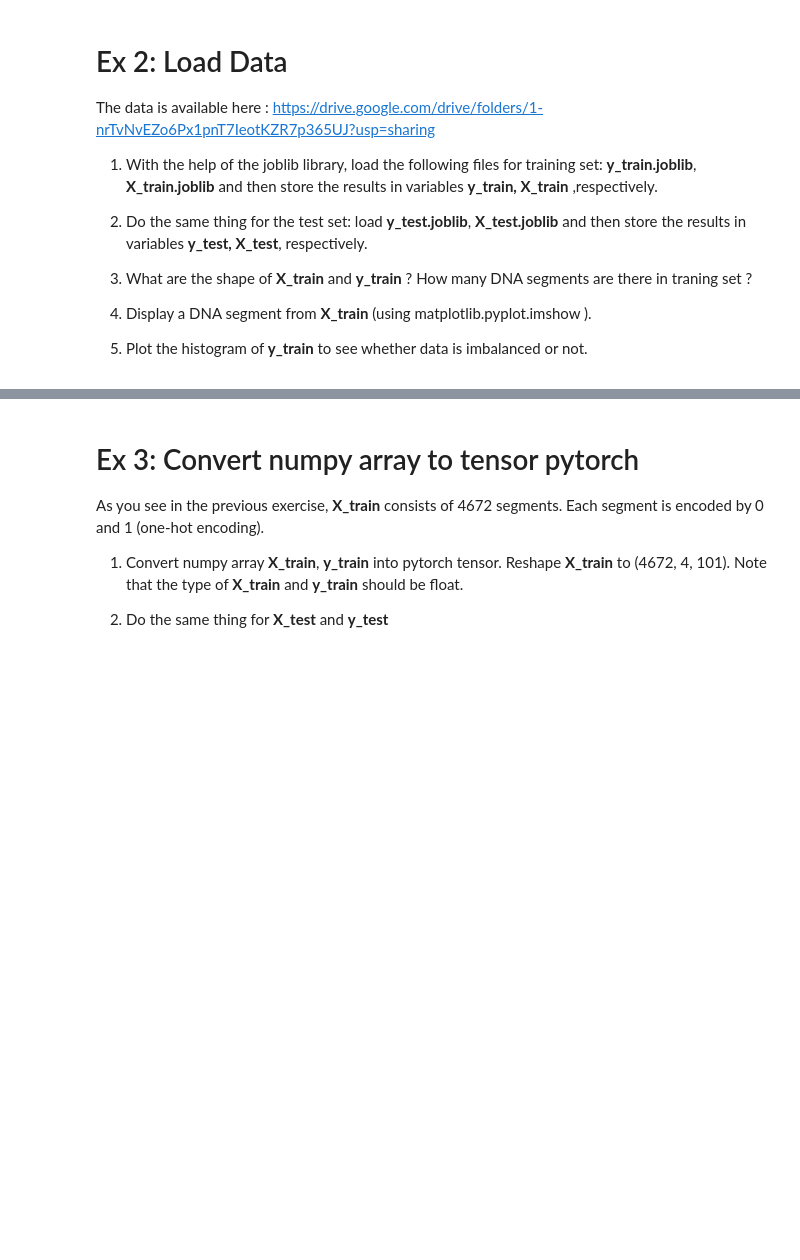
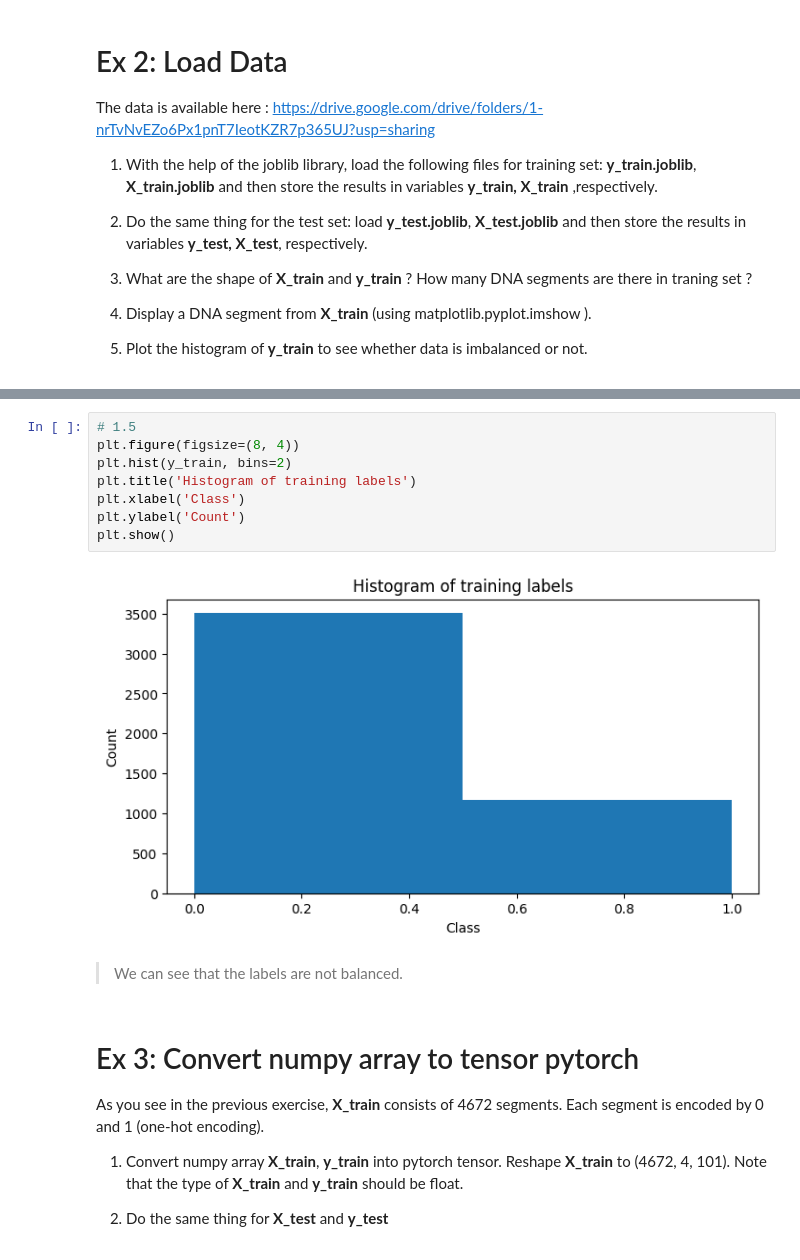
Before and after one commit to TopAgrume/healt_projects, a Jupyter notebook: TP_bonus/4_Machine_learning_for_genomics/4. classify_TF_binding.ipynb, the cells around one changed output, grey strips where cells are left out. Cells and saved outputs as stored; diff of their text form; blank space fills up the shorter version.

```diff
--- a/TP_bonus/4_Machine_learning_for_genomics/4. classify_TF_binding.ipynb
+++ b/TP_bonus/4_Machine_learning_for_genomics/4. classify_TF_binding.ipynb
@@ -67,3 +131,15 @@ assert(y_test.shape ==(584, 1))
+# %%
+# 1.5
+plt.figure(figsize=(8, 4))
+plt.hist(y_train, bins=2)
+plt.title('Histogram of training labels')
+plt.xlabel('Class')
+plt.ylabel('Count')
+plt.show()
+# %% [output]
+[figure, added]
+# %% [markdown]
+> We can see that the labels are not balanced.
 # %% [markdown]
 # Ex 3: Convert numpy array to tensor pytorch
 
```
Also changed, not shown: parts of 27 cells of this notebook.
